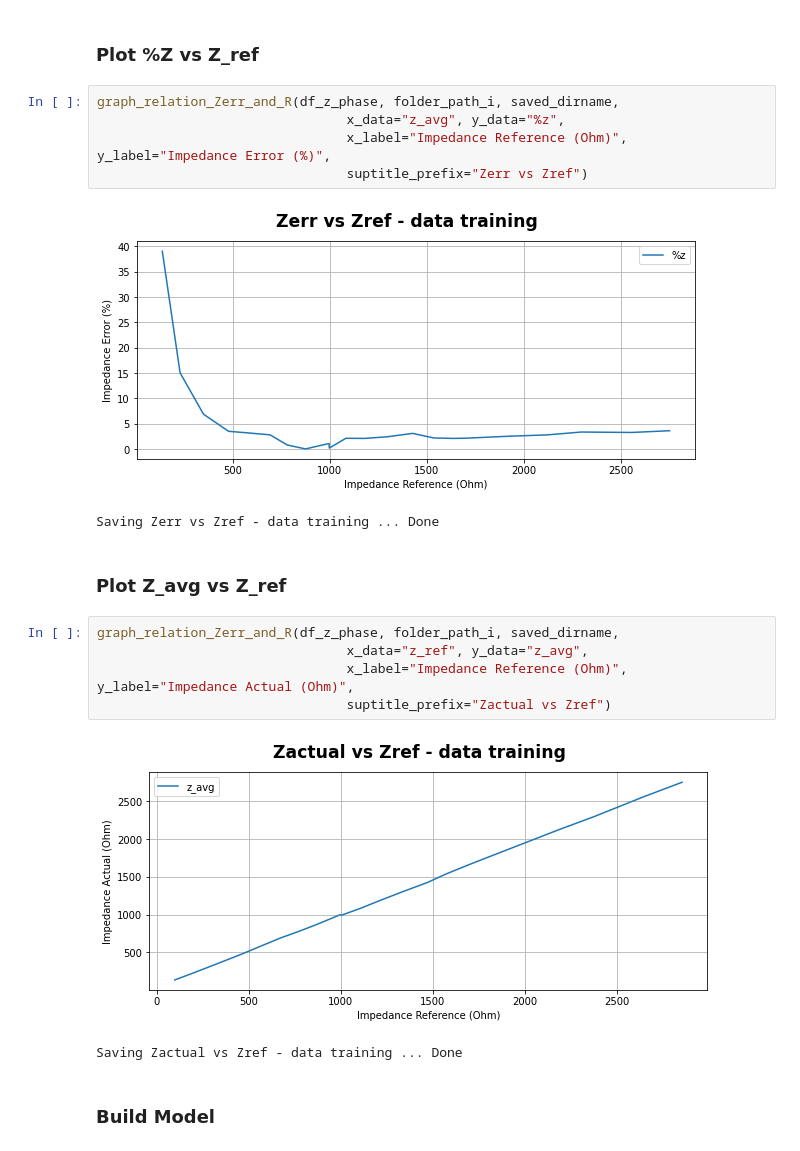
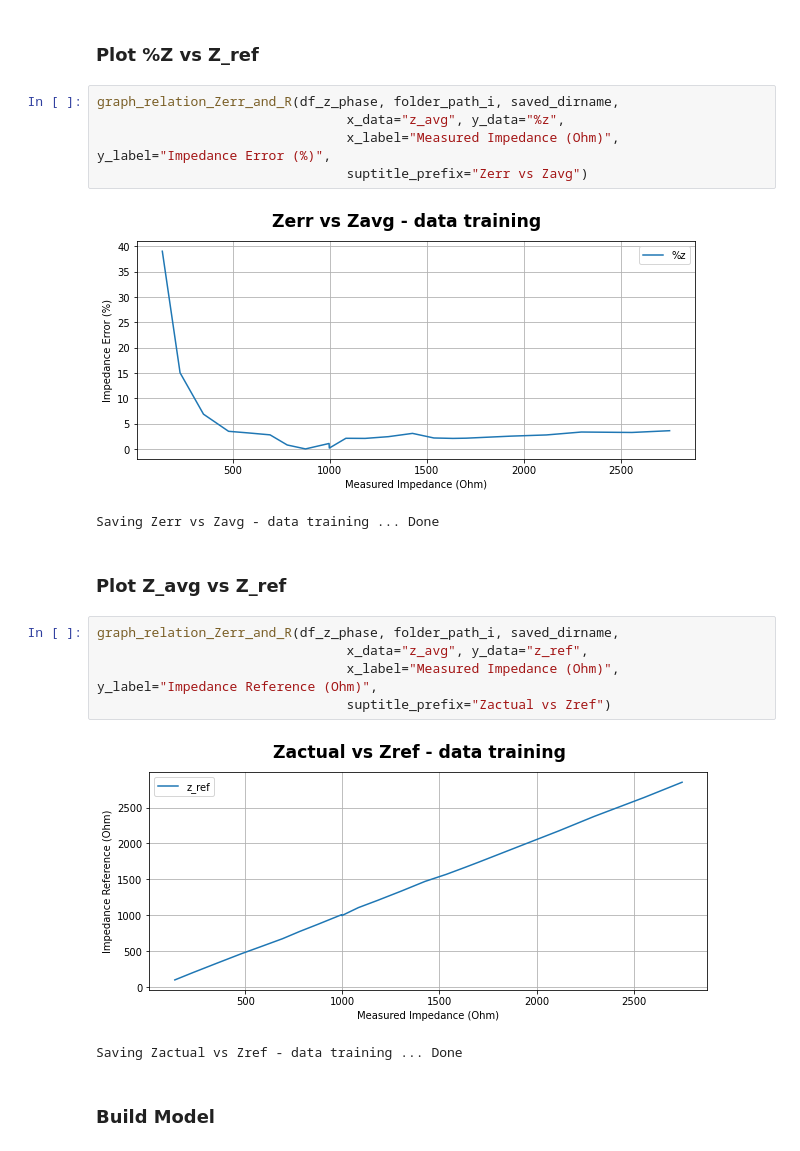
Before and after one commit to mahaamesha/body-impedance-measurement, a Jupyter notebook: src/training_data.ipynb, the cells around one changed output. Drawn from its saved outputs; the diff is of its cells as text.

```diff
--- a/src/training_data.ipynb
+++ b/src/training_data.ipynb
@@ -170,20 +170,20 @@ Build table in TB Actual Impedance Phase.md ... Done
 # %%
 graph_relation_Zerr_and_R(df_z_phase, folder_path_i, saved_dirname,
                                 x_data="z_avg", y_data="%z",
-                                x_label="Impedance Reference (Ohm)", y_label="Impedance Error (%)",
-                                suptitle_prefix="Zerr vs Zref")
+                                x_label="Measured Impedance (Ohm)", y_label="Impedance Error (%)",
+                                suptitle_prefix="Zerr vs Zavg")
 # %% [output]
-[figure, old version]
+[figure, new version]
-Saving Zerr vs Zref - data training ... Done
+Saving Zerr vs Zavg - data training ... Done
 # %% [markdown]
 ### Plot Z_avg vs Z_ref
 # %%
 graph_relation_Zerr_and_R(df_z_phase, folder_path_i, saved_dirname,
-                                x_data="z_ref", y_data="z_avg",
-                                x_label="Impedance Reference (Ohm)", y_label="Impedance Actual (Ohm)",
+                                x_data="z_avg", y_data="z_ref",
+                                x_label="Measured Impedance (Ohm)", y_label="Impedance Reference (Ohm)",
                                 suptitle_prefix="Zactual vs Zref")
 # %% [output]
-[figure, old version]
+[figure, new version]
 Saving Zactual vs Zref - data training ... Done
 # %% [markdown]
 ### Build Model
```
Also changed, not shown: 2 other files.
